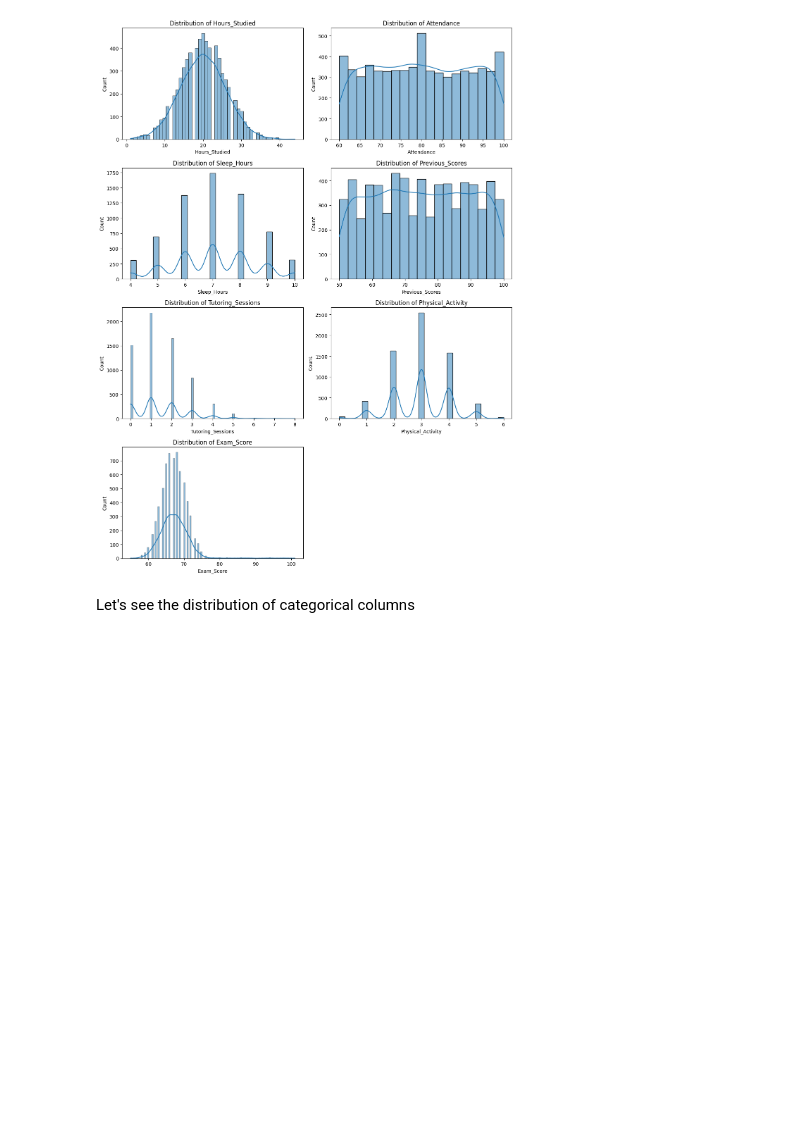
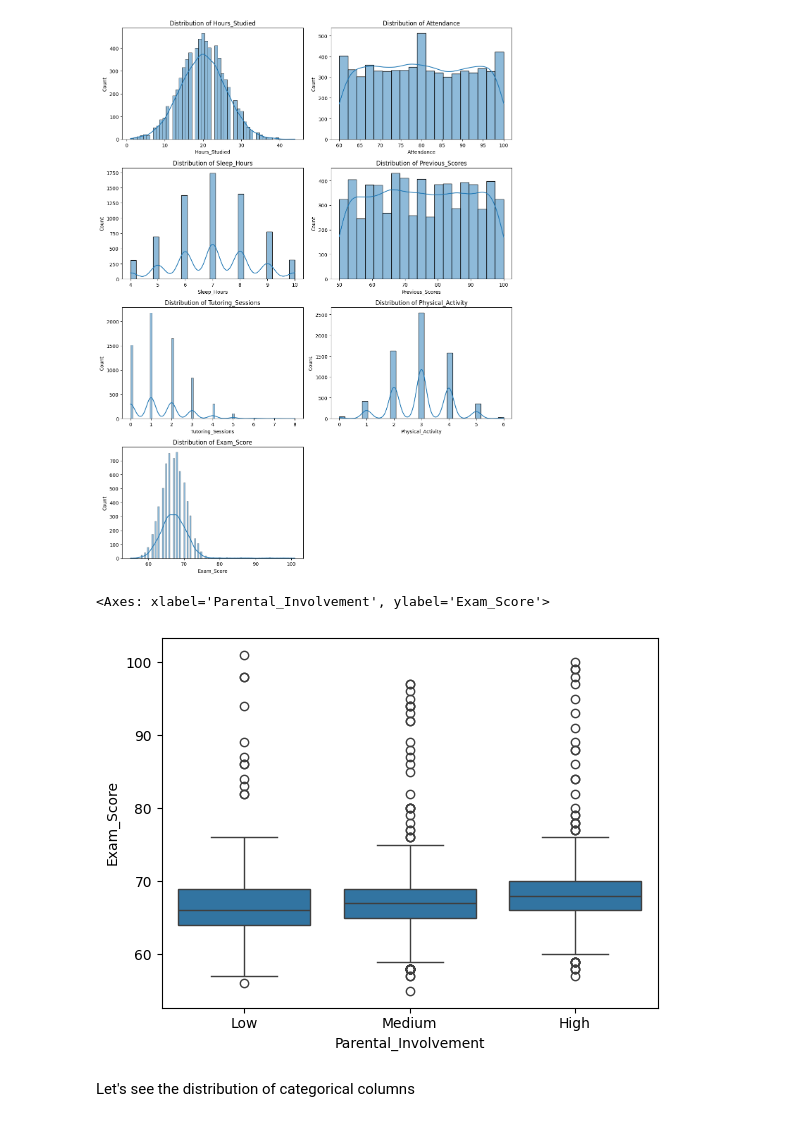
Before and after one commit to Clayton2394/Project_IML, a Jupyter notebook: StudentPerformancePredictionModel.ipynb, the cells around one changed output. Saved outputs shown, nothing was run; the diff lists cells and outputs as text; code cells hidden in the pictures; blank space fills up the shorter version.

```diff
--- a/StudentPerformancePredictionModel.ipynb
+++ b/StudentPerformancePredictionModel.ipynb
@@ -140,6 +90,11 @@ plt.tight_layout()
 plt.show()
 # %% [output]
 [figure]
+# %%
+sns.boxplot(x = "Parental_Involvement", y = "Exam_Score", data = dataset)
+# %% [output]
+<Axes: xlabel='Parental_Involvement', ylabel='Exam_Score'>
+[figure, added]
 # %% [markdown]
 Let's see the distribution of categorical columns
 # %%
```
Also changed, not shown: parts of 13 cells of this notebook.
